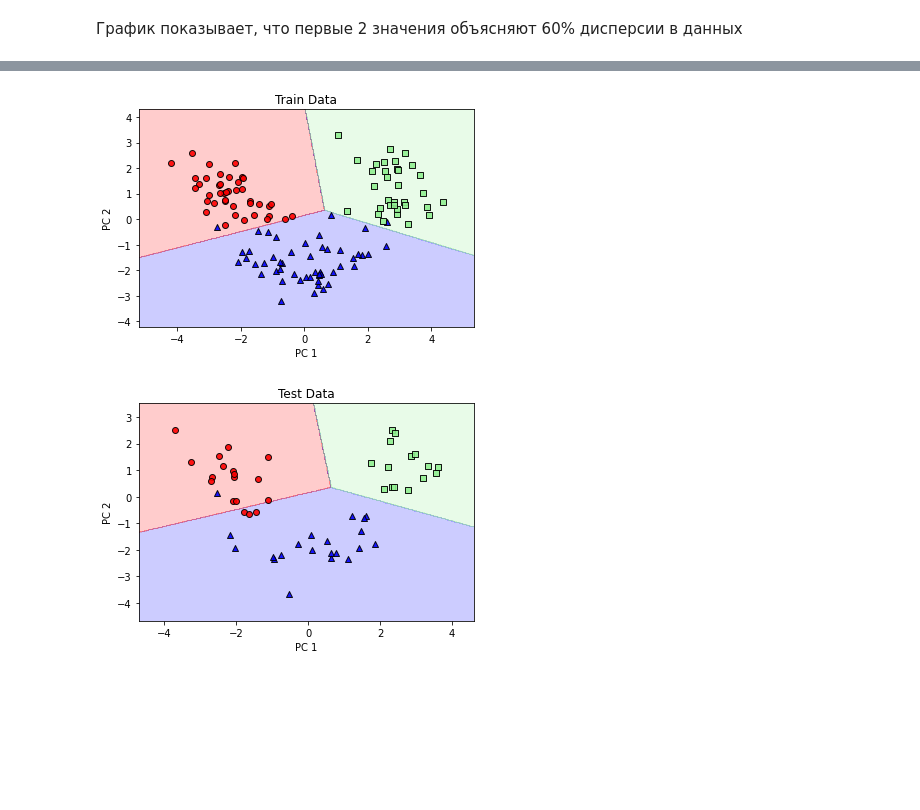
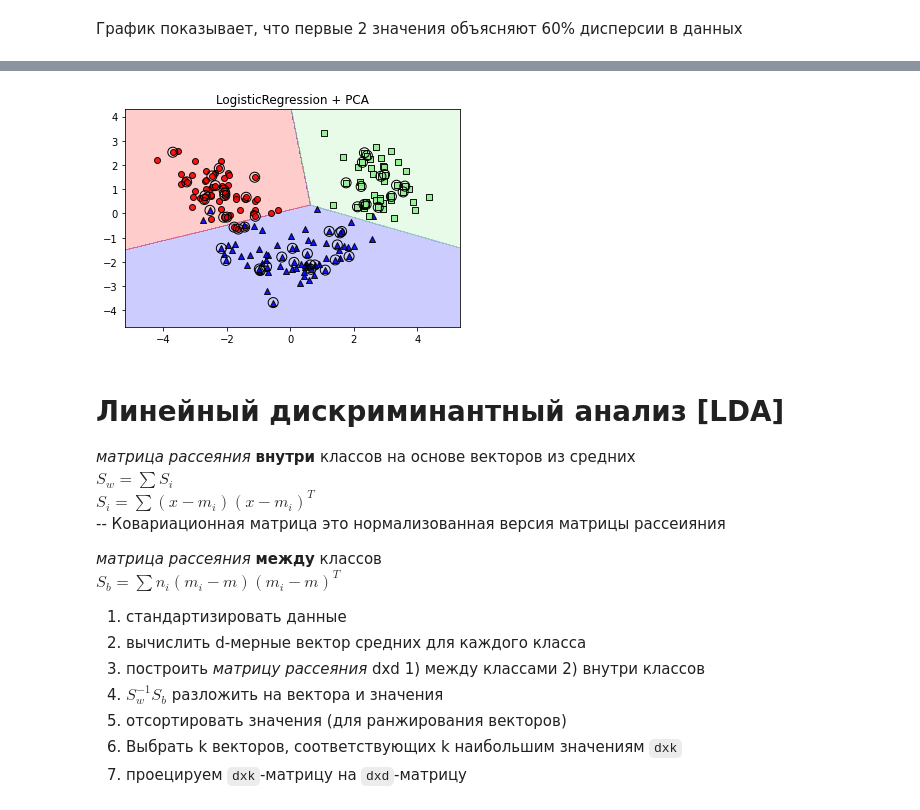
Before and after one commit to Artexxx/Artem-python, a Jupyter notebook: algorithms/Pre-Processing/Building_Good_Training_Datasets.ipynb, the cells around one changed output, grey strips where cells are left out. Saved outputs shown, nothing was run; the diff lists cells and outputs as text; code cells hidden in the pictures; blank space fills up the shorter version.

```diff
--- a/algorithms/Pre-Processing/Building_Good_Training_Datasets.ipynb
+++ b/algorithms/Pre-Processing/Building_Good_Training_Datasets.ipynb
@@ -207,7 +212,7 @@ knn.score(X_train_std[:, new_param], y_train), knn.score(X_test_std[:, new_param
 => уменьшим размерность
 # %%
 from sklearn.model_selection import train_test_split
-X, y = df.iloc[:, 1:].values, df.iloc[:, 0].values
+X, y = df.iloc[:, 1:].values, df['Class label'].values
 X_train, X_test, y_train, y_test = train_test_split(X, y, test_size=0.3, stratify=y,random_state=0)
 
 from sklearn.preprocessing import StandardScaler
@@ -246,18 +251,33 @@ sns.FacetGrid(X_train_pca, size=5).map(plt.scatter, 'PC 1', 'PC 2');
 # %%
 from sklearn.decomposition import PCA
 from plot_decision_regions import plot_decision_regions
 
 pca = PCA(n_components=2)
 X_train_pca = pca.fit_transform(X_train_std)
 X_test_pca  = pca.transform(X_test_std)
 
 lr = LogisticRegression()
 lr = lr.fit(X_train_pca, y_train)
-plot_decision_regions(X_train_pca, y_train, classifier=lr)
-plt.title('Train Data')
-plt.show();
-plot_decision_regions(X_test_pca, y_test, classifier=lr)
-plt.title('Test Data')
+X_combo = np.vstack((X_train_pca, X_test_pca))
+y_combo = np.hstack((y_train, y_test))
+plot_decision_regions(X_combo, y_combo, classifier=lr, test_idx=range(len(X_train_std),len(X_combo)))
+plt.title('LogisticRegression + PCA');
 # %% [output]
-[figure, old version]
+[figure, new version]
-[figure, removed]
+# %% [markdown]
+# Линейный дискриминантный анализ [LDA]
+
+*матрица рассеяния* **внутри** классов на основе векторов из средних<br>$ S_w = \sum{S_i}$<br>
+$ S_i = \sum{(x-m_i)(x-m_i)^T}$<br>
+-- Ковариационная матрица это нормализованная версия матрицы рассеияния
+
+*матрица рассеяния* **между** классов<br>$ S_b =  \sum{n_i(m_i- m)(m_i - m)^T}$
+
+
+1. стандартизировать данные
+2. вычислить d-мерные вектор средних для каждого класса
+3. построить *матрицу рассеяния* dxd 1) между классами 2) внутри классов
+4. $S^{-1}_wS_b$  разложить на вектора и значения
+5. отсортировать значения (для ранжирования векторов)
+6. Выбрать k векторов, соответствующих k наибольшим значениям `dxk`
+7. проецируем `dxk`-матрицу на `dxd`-матрицу
```
Also changed, not shown: parts of 18 cells of this notebook, 3 other files.
